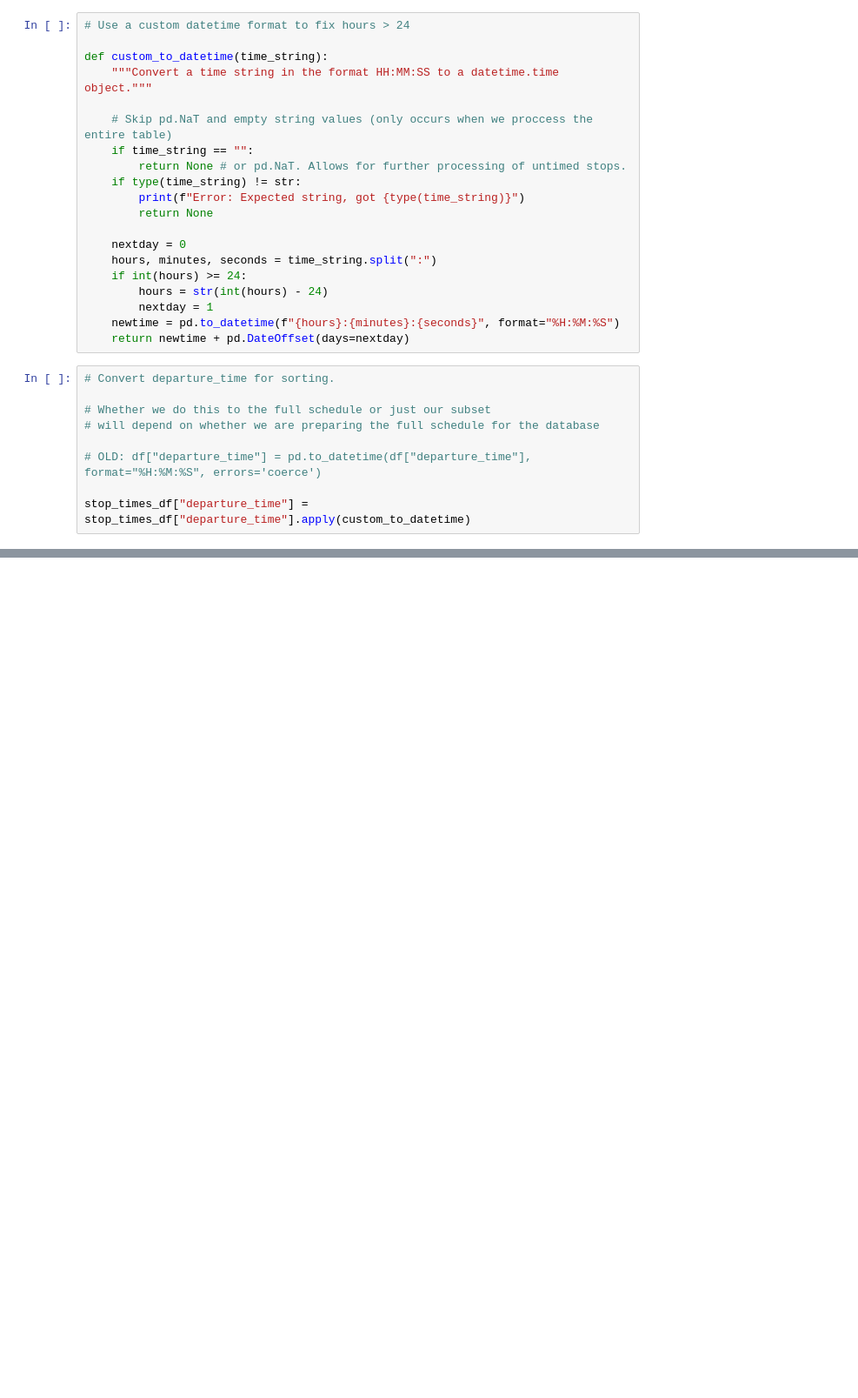
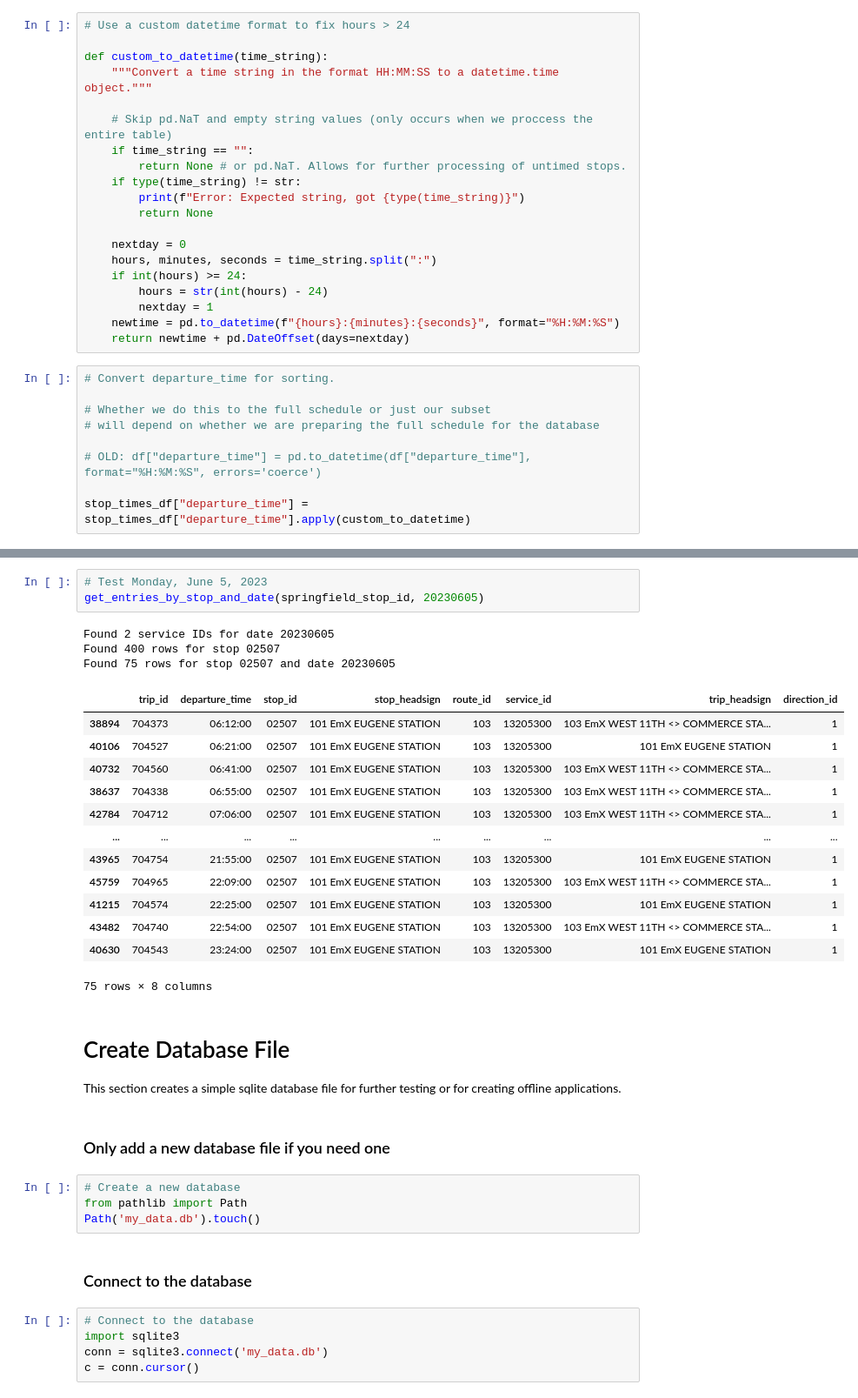
Before and after one commit to danimal-johnson/transit-board-be, a Jupyter notebook: utils/explore_data.ipynb, the cells around one changed output, grey strips where cells are left out. Shown at 87% size. Drawn from its saved outputs; the diff is of its cells as text; blank space fills up the shorter version.

```diff
--- a/utils/explore_data.ipynb
+++ b/utils/explore_data.ipynb
@@ -423,0 +439,37 @@ There are 2 unique stop sequences.
+# %%
+# Test Monday, June 5, 2023
+get_entries_by_stop_and_date(springfield_stop_id, 20230605)
+# %% [output]
+Found 2 service IDs for date 20230605
+Found 400 rows for stop 02507
+Found 75 rows for stop 02507 and date 20230605
+|  | trip_id | departure_time | stop_id | stop_headsign | route_id | service_id | trip_headsign | direction_id |
+| 38894 | 704373 | 06:12:00 | 02507 | 101 EmX EUGENE STATION | 103 | 13205300 | 103 EmX WEST 11TH <> COMMERCE STA... | 1 |
+| 40106 | 704527 | 06:21:00 | 02507 | 101 EmX EUGENE STATION | 103 | 13205300 | 101 EmX EUGENE STATION | 1 |
+| 40732 | 704560 | 06:41:00 | 02507 | 101 EmX EUGENE STATION | 103 | 13205300 | 103 EmX WEST 11TH <> COMMERCE STA... | 1 |
+| 38637 | 704338 | 06:55:00 | 02507 | 101 EmX EUGENE STATION | 103 | 13205300 | 103 EmX WEST 11TH <> COMMERCE STA... | 1 |
+| 42784 | 704712 | 07:06:00 | 02507 | 101 EmX EUGENE STATION | 103 | 13205300 | 103 EmX WEST 11TH <> COMMERCE STA... | 1 |
+| ... | ... | ... | ... | ... | ... | ... | ... | ... |
+| 43965 | 704754 | 21:55:00 | 02507 | 101 EmX EUGENE STATION | 103 | 13205300 | 101 EmX EUGENE STATION | 1 |
+| 45759 | 704965 | 22:09:00 | 02507 | 101 EmX EUGENE STATION | 103 | 13205300 | 103 EmX WEST 11TH <> COMMERCE STA... | 1 |
+| 41215 | 704574 | 22:25:00 | 02507 | 101 EmX EUGENE STATION | 103 | 13205300 | 101 EmX EUGENE STATION | 1 |
+| 43482 | 704740 | 22:54:00 | 02507 | 101 EmX EUGENE STATION | 103 | 13205300 | 103 EmX WEST 11TH <> COMMERCE STA... | 1 |
+| 40630 | 704543 | 23:24:00 | 02507 | 101 EmX EUGENE STATION | 103 | 13205300 | 101 EmX EUGENE STATION | 1 |
+75 rows × 8 columns
+# %% [markdown]
+# Create Database File
+
+This section creates a simple sqlite database file for further testing or for creating offline applications.
+# %% [markdown]
+### Only add a new database file if you need one
+# %%
+# Create a new database
+from pathlib import Path
+Path('my_data.db').touch()
+# %% [markdown]
+### Connect to the database
+# %%
+# Connect to the database
+import sqlite3
+conn = sqlite3.connect('my_data.db')
+c = conn.cursor()
```
Also changed, not shown: parts of 49 cells of this notebook, 1 other file.
